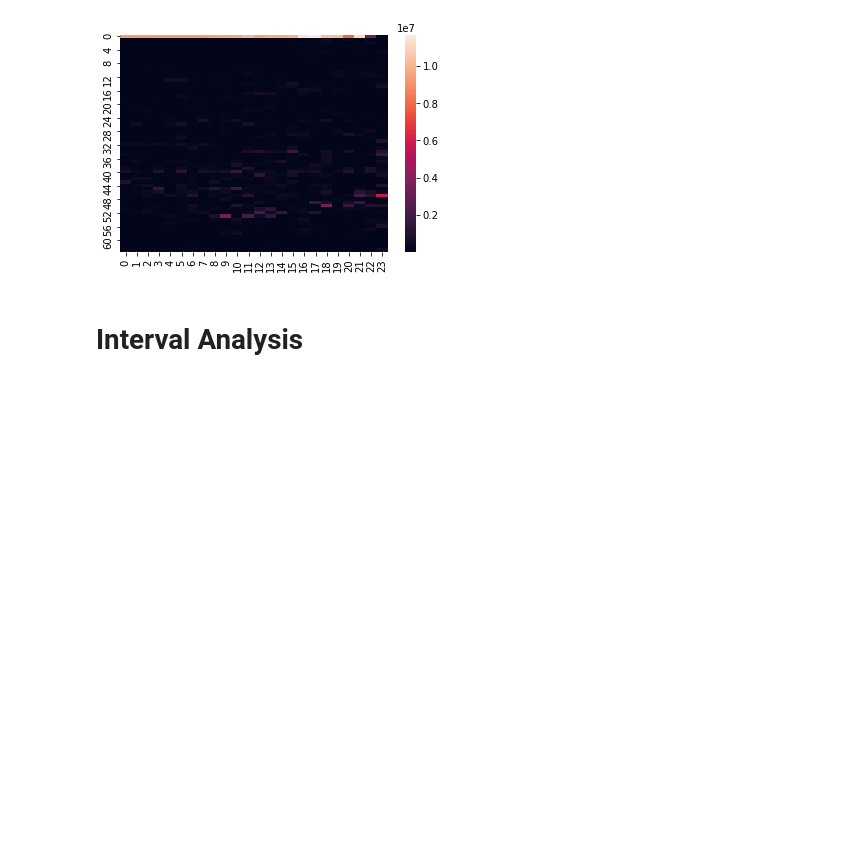
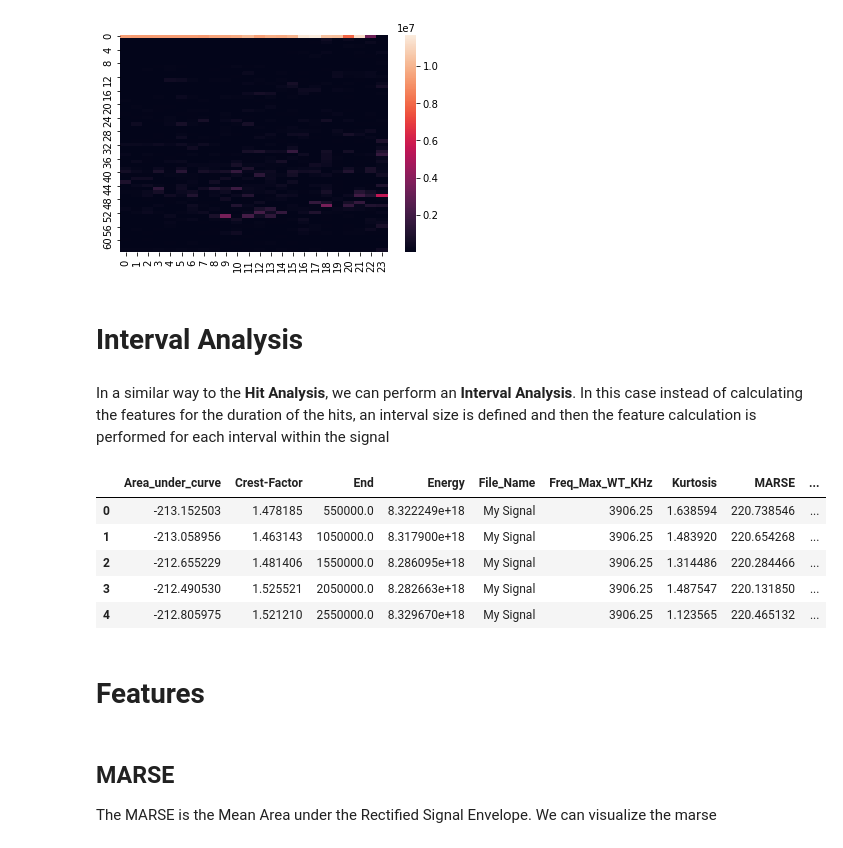
Before and after one commit to pabloms92/research-blog, a Jupyter notebook: _notebooks/2021-02-08-AE-test.ipynb, the cells around one changed output. Saved outputs shown, nothing was run; the diff lists cells and outputs as text; code cells hidden in the pictures; blank space fills up the shorter version.

```diff
--- a/_notebooks/2021-02-08-AE-test.ipynb
+++ b/_notebooks/2021-02-08-AE-test.ipynb
@@ -220,6 +167,20 @@ plt.show()
 # Interval Analysis
 # %%
 #my_signal.get_interval_params()
+# %% [markdown]
+In a similar way to the **Hit Analysis**, we can perform an **Interval Analysis**. In this case instead of calculating the features for the duration of the hits, an interval size is defined and then the feature calculation is performed for each interval within the signal
 # %%
-my_signal.interval_analyse(threshold=300
-                             ,interval_seconds=0.5)
+my_signal.get_interval_params(threshold=300,interval_seconds = 0.5).head()
+# %% [output]
+|  | Area_under_curve | Crest-Factor | End | Energy | File_Name | Freq_Max_WT_KHz | Kurtosis | MARSE | ... |
+| 0 | -213.152503 | 1.478185 | 550000.0 | 8.322249e+18 | My Signal | 3906.25 | 1.638594 | 220.738546 | ... |
+| 1 | -213.058956 | 1.463143 | 1050000.0 | 8.317900e+18 | My Signal | 3906.25 | 1.483920 | 220.654268 | ... |
+| 2 | -212.655229 | 1.481406 | 1550000.0 | 8.286095e+18 | My Signal | 3906.25 | 1.314486 | 220.284466 | ... |
+| 3 | -212.490530 | 1.525521 | 2050000.0 | 8.282663e+18 | My Signal | 3906.25 | 1.487547 | 220.131850 | ... |
+| 4 | -212.805975 | 1.521210 | 2550000.0 | 8.329670e+18 | My Signal | 3906.25 | 1.123565 | 220.465132 | ... |
+# %% [markdown]
+# Features
+# %% [markdown]
+## MARSE
+The MARSE is the Mean Area under the Rectified Signal Envelope.
+We can visualize the marse
```
Also changed, not shown: parts of 36 cells of this notebook, 1 other file.
